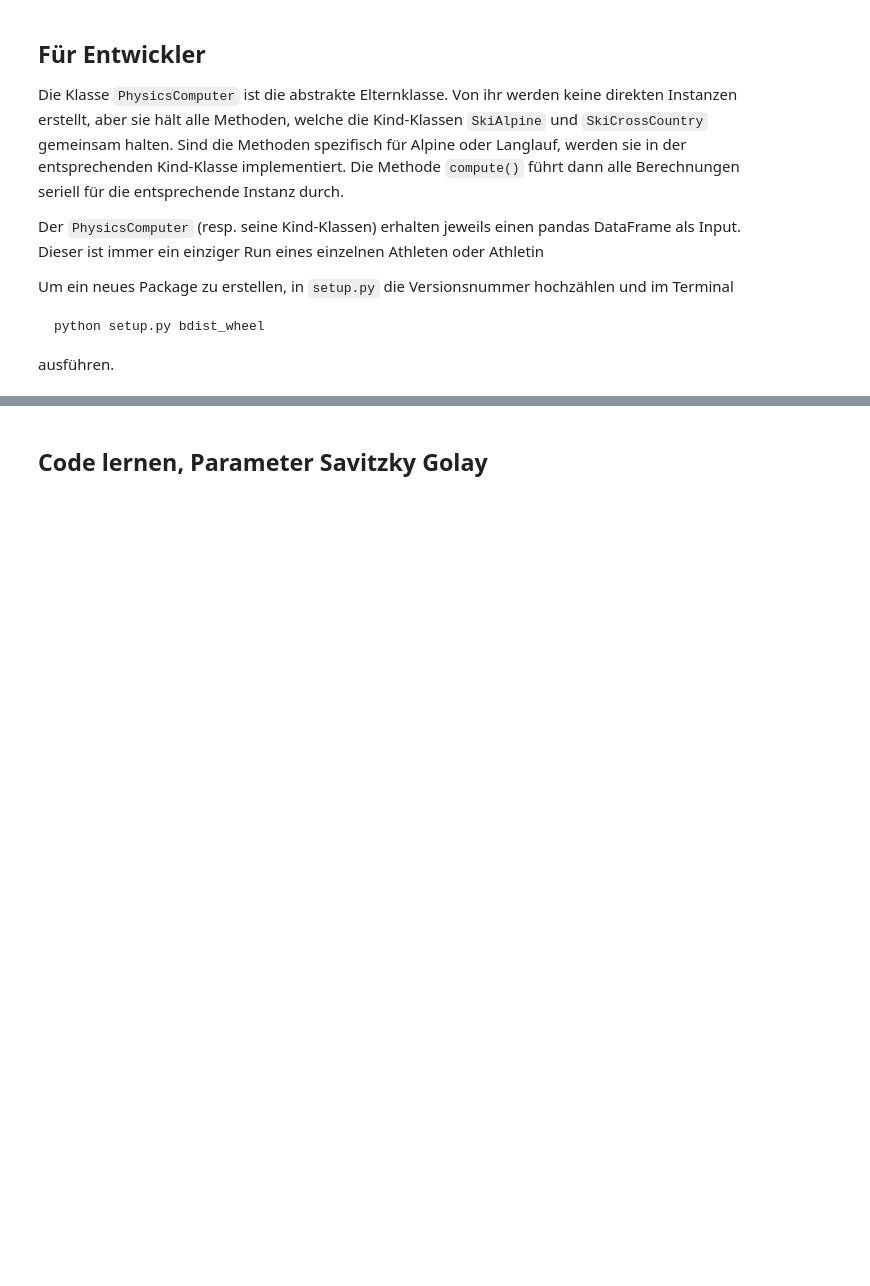
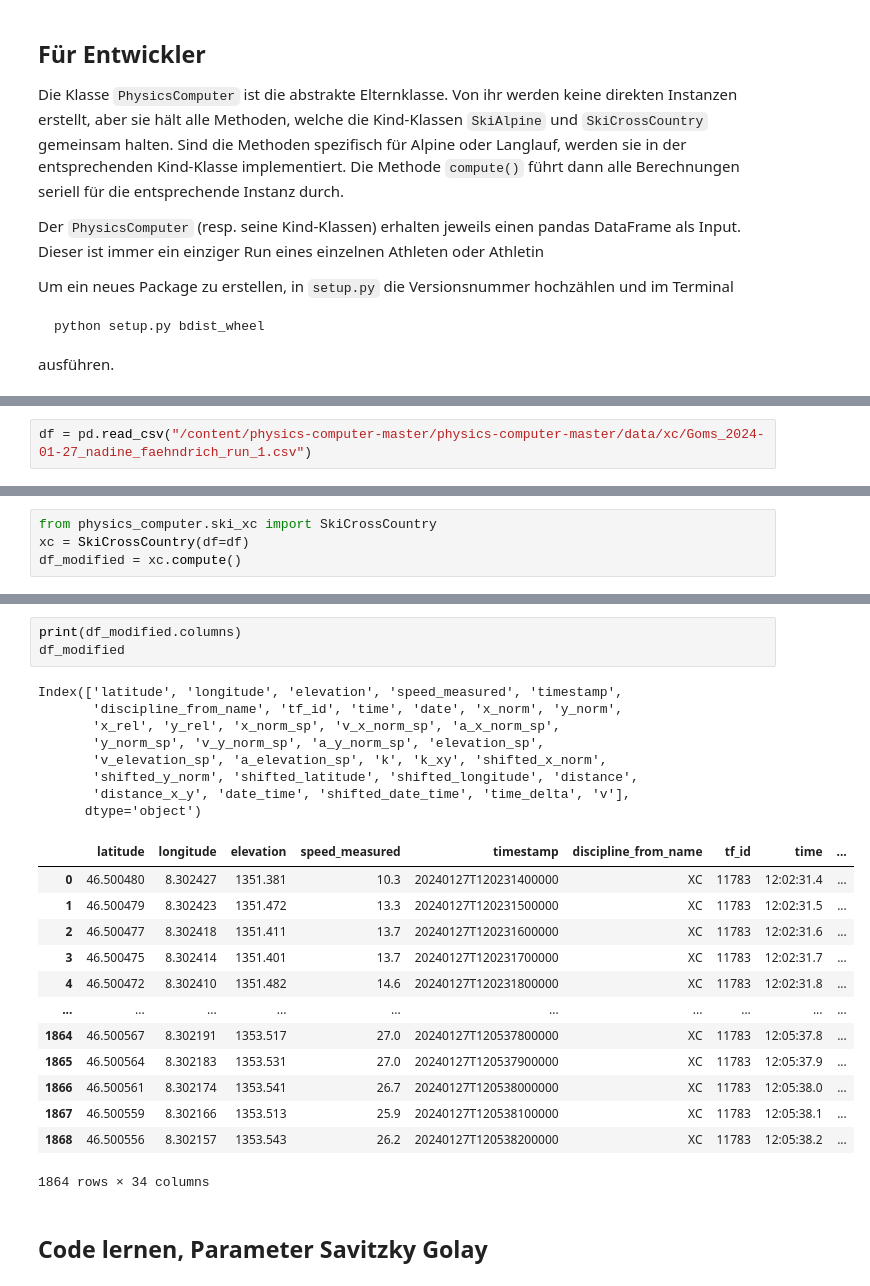
Before and after one commit to Louisfhgr/Dash.py, a Jupyter notebook: BA_Test.ipynb, the cells around one changed output, grey strips where cells are left out. Saved outputs shown, nothing was run; the diff lists cells and outputs as text; blank space fills up the shorter version.

```diff
--- a/BA_Test.ipynb
+++ b/BA_Test.ipynb
@@ -55,0 +137,2 @@ ausführen.
+# %%
+df = pd.read_csv("/content/physics-computer-master/physics-computer-master/data/xc/Goms_2024-01-27_nadine_faehndrich_run_1.csv")
@@ -55,0 +155,4 @@ ausführen.
+# %%
+from physics_computer.ski_xc import SkiCrossCountry
+xc = SkiCrossCountry(df=df)
+df_modified = xc.compute()
@@ -56,2 +161,27 @@ ausführen.
+# %%
+print(df_modified.columns)
+df_modified
+# %% [output]
+Index(['latitude', 'longitude', 'elevation', 'speed_measured', 'timestamp',
+       'discipline_from_name', 'tf_id', 'time', 'date', 'x_norm', 'y_norm',
+       'x_rel', 'y_rel', 'x_norm_sp', 'v_x_norm_sp', 'a_x_norm_sp',
+       'y_norm_sp', 'v_y_norm_sp', 'a_y_norm_sp', 'elevation_sp',
+       'v_elevation_sp', 'a_elevation_sp', 'k', 'k_xy', 'shifted_x_norm',
+       'shifted_y_norm', 'shifted_latitude', 'shifted_longitude', 'distance',
+       'distance_x_y', 'date_time', 'shifted_date_time', 'time_delta', 'v'],
+      dtype='object')
+|  | latitude | longitude | elevation | speed_measured | timestamp | discipline_from_name | tf_id | time | ... |
+| 0 | 46.500480 | 8.302427 | 1351.381 | 10.3 | 20240127T120231400000 | XC | 11783 | 12:02:31.4 | ... |
+| 1 | 46.500479 | 8.302423 | 1351.472 | 13.3 | 20240127T120231500000 | XC | 11783 | 12:02:31.5 | ... |
+| 2 | 46.500477 | 8.302418 | 1351.411 | 13.7 | 20240127T120231600000 | XC | 11783 | 12:02:31.6 | ... |
+| 3 | 46.500475 | 8.302414 | 1351.401 | 13.7 | 20240127T120231700000 | XC | 11783 | 12:02:31.7 | ... |
+| 4 | 46.500472 | 8.302410 | 1351.482 | 14.6 | 20240127T120231800000 | XC | 11783 | 12:02:31.8 | ... |
+| ... | ... | ... | ... | ... | ... | ... | ... | ... | ... |
+| 1864 | 46.500567 | 8.302191 | 1353.517 | 27.0 | 20240127T120537800000 | XC | 11783 | 12:05:37.8 | ... |
+| 1865 | 46.500564 | 8.302183 | 1353.531 | 27.0 | 20240127T120537900000 | XC | 11783 | 12:05:37.9 | ... |
+| 1866 | 46.500561 | 8.302174 | 1353.541 | 26.7 | 20240127T120538000000 | XC | 11783 | 12:05:38.0 | ... |
+| 1867 | 46.500559 | 8.302166 | 1353.513 | 25.9 | 20240127T120538100000 | XC | 11783 | 12:05:38.1 | ... |
+| 1868 | 46.500556 | 8.302157 | 1353.543 | 26.2 | 20240127T120538200000 | XC | 11783 | 12:05:38.2 | ... |
+1864 rows × 34 columns
 # %% [markdown]
 ## Code lernen, Parameter Savitzky Golay
```
Also changed, not shown: parts of 21 cells of this notebook.
